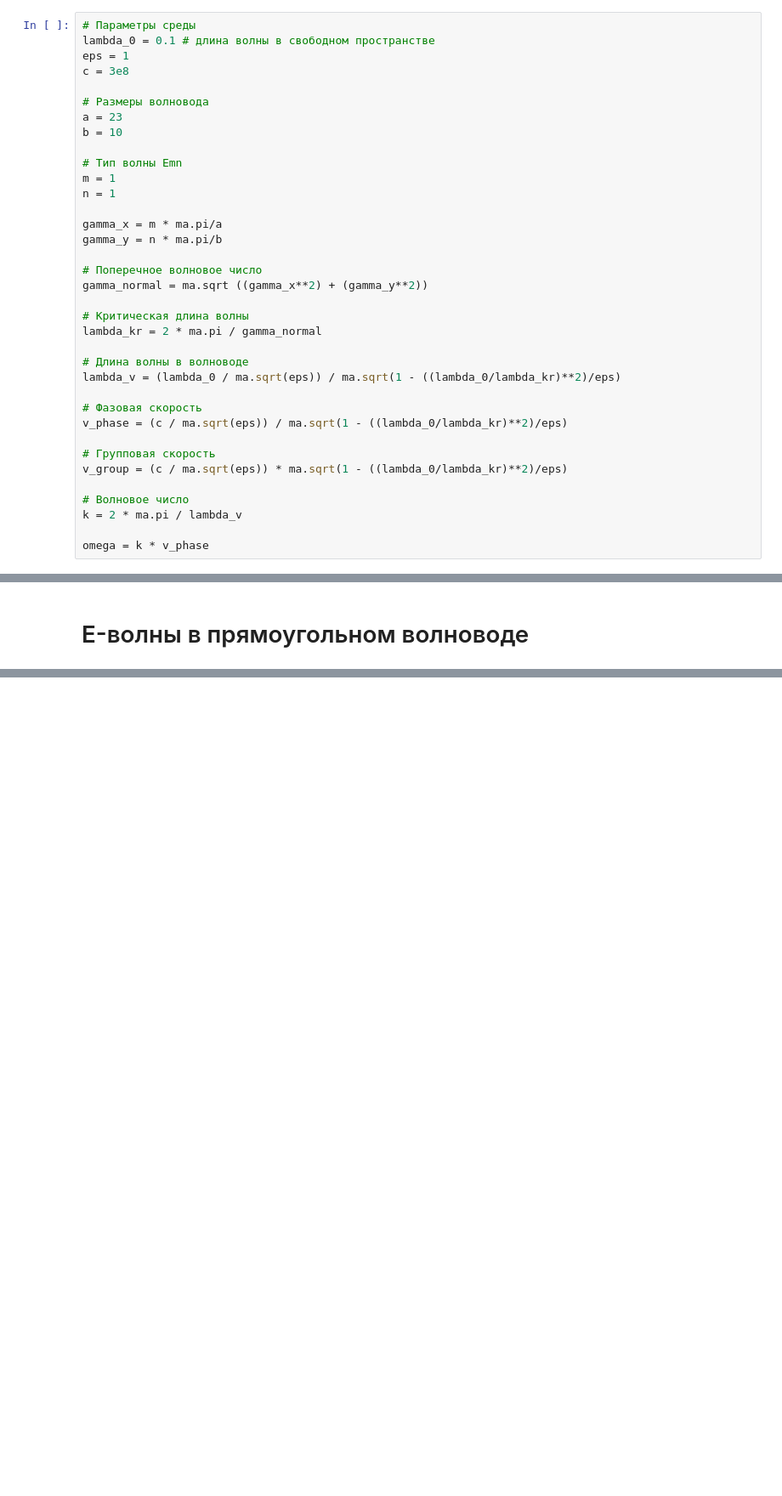
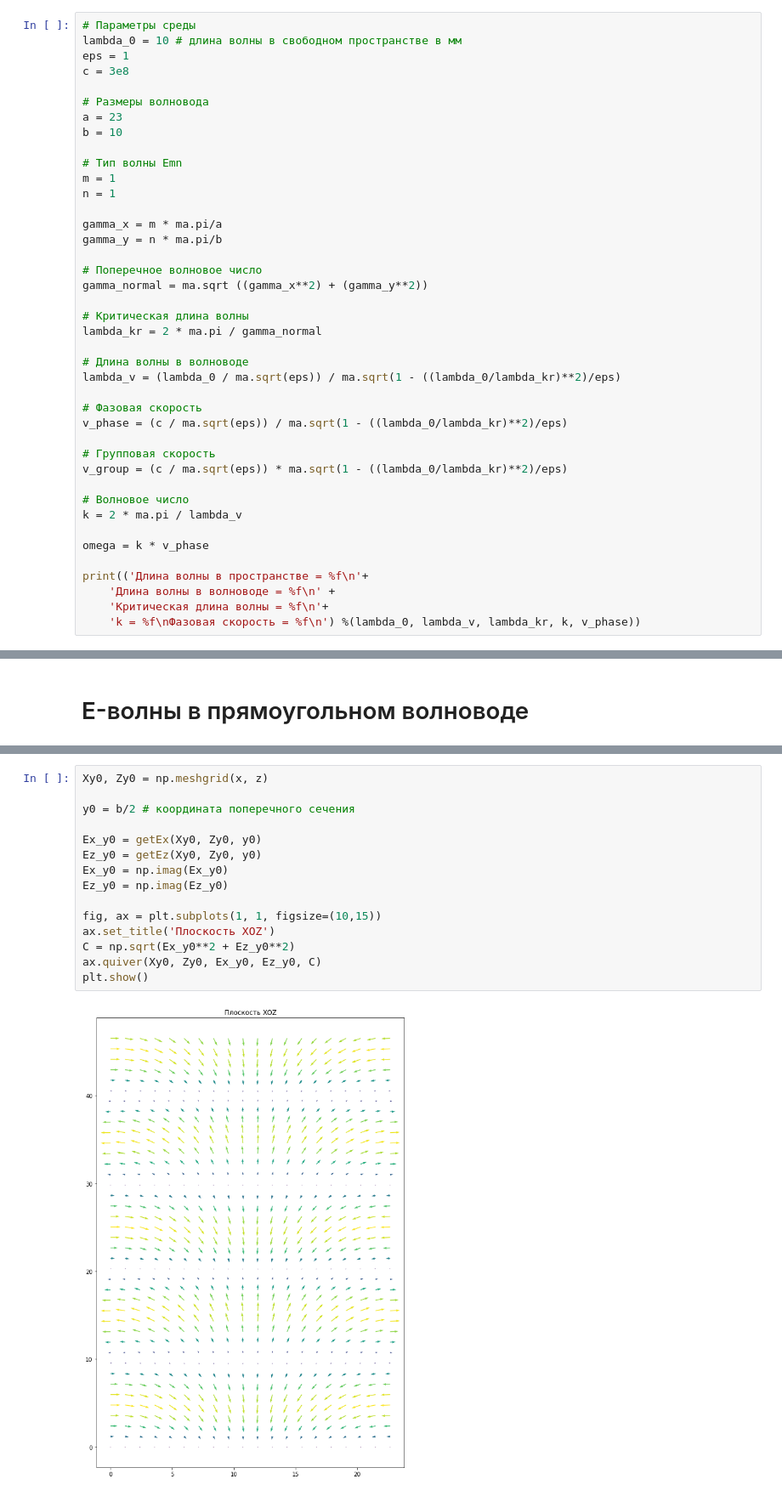
Before and after one commit to MargaritaWraith/FDTD, a Jupyter notebook: Поле в волноводе.ipynb, the cells around one changed output, grey strips where cells are left out. Shown at 85% size. Saved outputs shown, nothing was run; the diff lists cells and outputs as text; blank space fills up the shorter version.

```diff
--- a/Поле в волноводе.ipynb
+++ b/Поле в волноводе.ipynb
@@ -8,7 +8,7 @@ import math as ma
 # Параметры среды и геометрия волновода
 # %%
 # Параметры среды
-lambda_0 = 0.1 # длина волны в свободном пространстве
+lambda_0 = 10 # длина волны в свободном пространстве в мм
 eps = 1
 c = 3e8
 
@@ -42,3 +42,8 @@ v_group = (c / ma.sqrt(eps)) * ma.sqrt(1 - ((lambda_0/lambda_kr)**2)/eps)
 k = 2 * ma.pi / lambda_v
 
 omega = k * v_phase
+
+print(('Длина волны в пространстве = %f\n'+
+    'Длина волны в волноводе = %f\n' +
+    'Критическая длина волны = %f\n'+
+    'k = %f\nФазовая скорость = %f\n') %(lambda_0, lambda_v, lambda_kr, k, v_phase))
@@ -125,0 +121,17 @@ ValueError: unrecognized units
+# %%
+Xy0, Zy0 = np.meshgrid(x, z)
+
+y0 = b/2 # координата поперечного сечения
+
+Ex_y0 = getEx(Xy0, Zy0, y0)
+Ez_y0 = getEz(Xy0, Zy0, y0)
+Ex_y0 = np.imag(Ex_y0)
+Ez_y0 = np.imag(Ez_y0)
+
+fig, ax = plt.subplots(1, 1, figsize=(10,15))
+ax.set_title('Плоскость XOZ')
+C = np.sqrt(Ex_y0**2 + Ez_y0**2)
+ax.quiver(Xy0, Zy0, Ex_y0, Ez_y0, C)
+plt.show()
+# %% [output]
+[figure, added]
```
Also changed, not shown: parts of 14 cells of this notebook.
